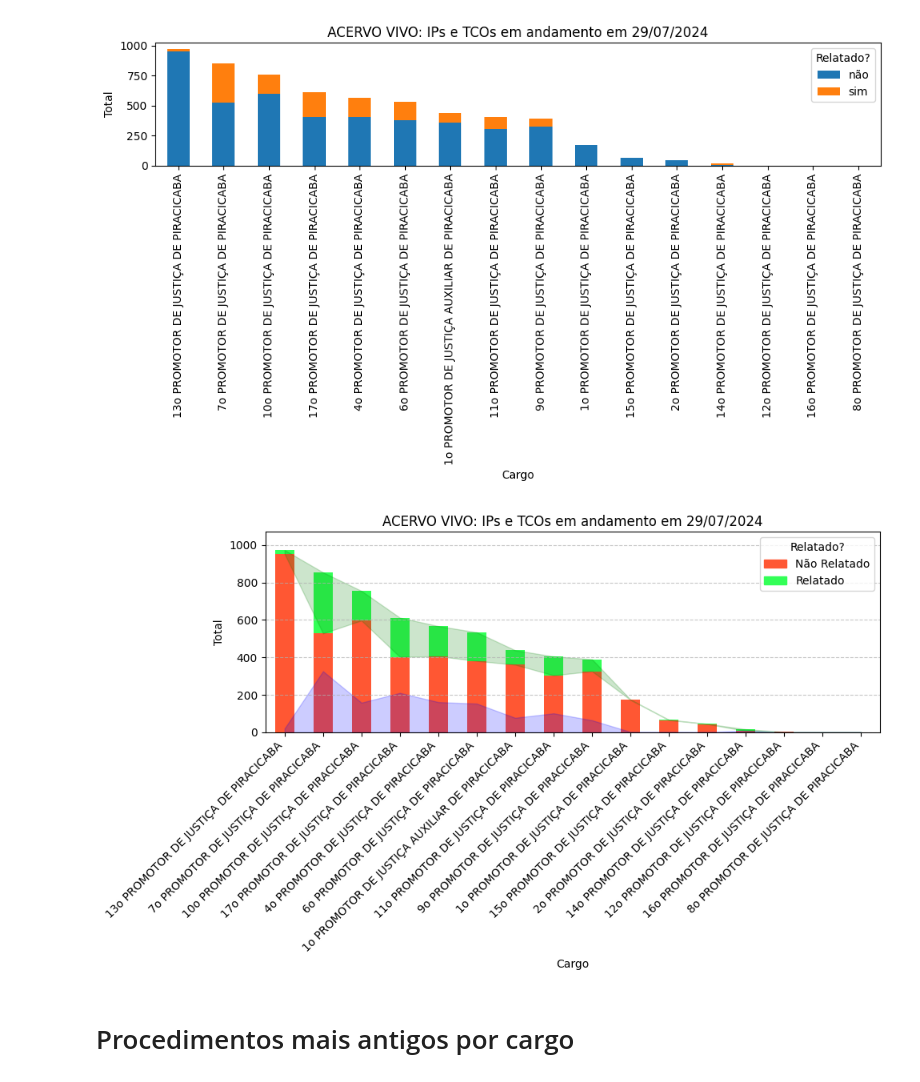
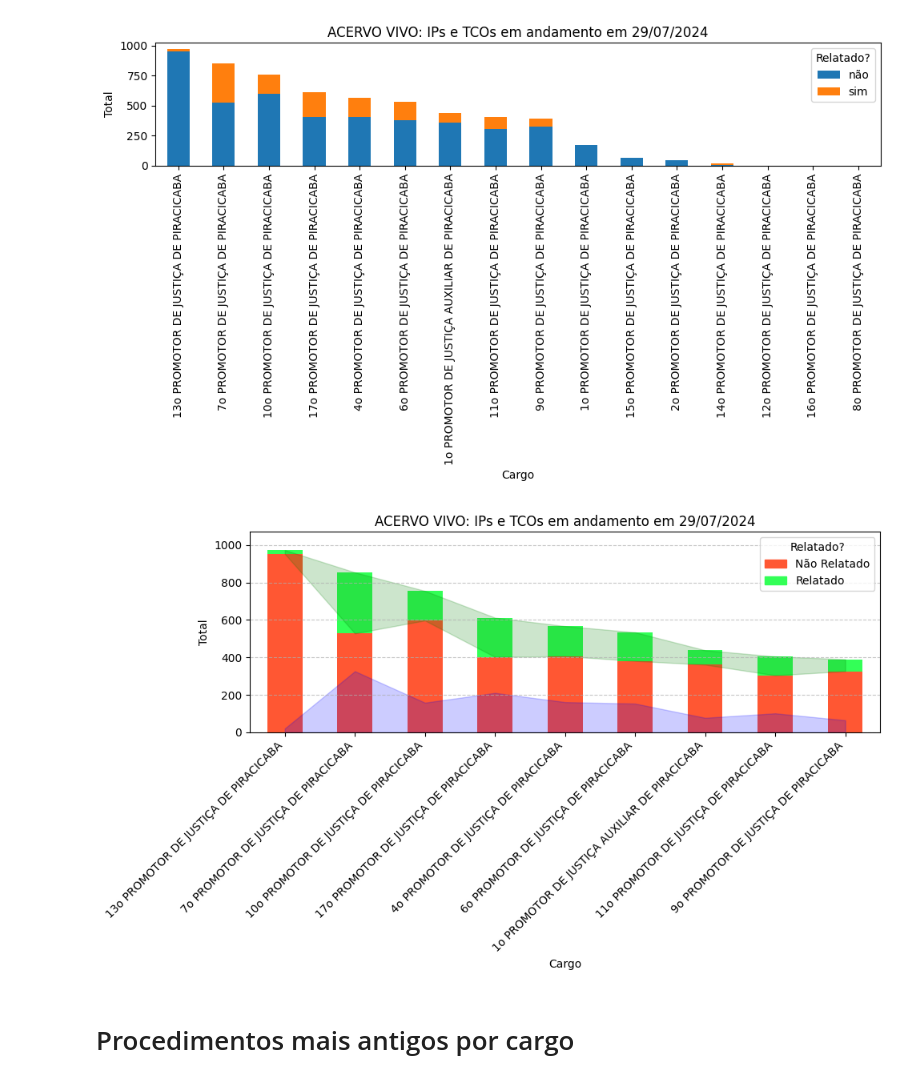
Before and after one commit to jespimentel/acervo_vivo, a Jupyter notebook: acervo_SISMP_2024_07_29.ipynb, the cells around one changed output. Saved outputs shown, nothing was run; the diff lists cells and outputs as text; code cells hidden in the pictures.

```diff
--- a/acervo_SISMP_2024_07_29.ipynb
+++ b/acervo_SISMP_2024_07_29.ipynb
@@ -285,3 +285,6 @@ ACERVO VIVO: IPs e TCOs em andamento em 29/07/2024
 | 12o PROMOTOR DE JUSTIÇA DE PIRACI... | 2 | 0 | 2 |
 | 16o PROMOTOR DE JUSTIÇA DE PIRACI... | 1 | 0 | 1 |
 | 8o PROMOTOR DE JUSTIÇA DE PIRACICABA | 1 | 0 | 1 |
+# %%
+resumo_criminal = resumo[:9]
+resumo_criminal
@@ -329,39 +344,40 @@ plt.show()
 # %%
 # Definir cores para as barras empilhadas
 cores = ['#FF5733', '#33FF57']
+resumo_criminal_1 = resumo_criminal.drop(columns=['Total'])
 
 # Criar um gráfico de barras empilhado
-ax = resumo.plot(kind='bar', stacked=True, figsize=(10, 6), color=cores)
+ax = resumo_criminal_1.plot(kind='bar', stacked=True, figsize=(10, 6), color=cores)
 
 # Configurar rótulos e título
 plt.xlabel('Cargo')
 plt.ylabel('Total')
 plt.title(f'ACERVO VIVO: IPs e TCOs em andamento em {data_dos_relatorios}')
 
 # Adicionar sombreamento para destacar as categorias
-ax.fill_between(resumo.index, 0, resumo['sim'], alpha=0.2, color='blue', label='Relatado')
-ax.fill_between(resumo.index, resumo['não'], resumo.sum(axis=1), alpha=0.2, color='green', label='Não Relatado')
+ax.fill_between(resumo_criminal.index, 0, resumo_criminal_1['sim'], alpha=0.2, color='blue', label='Relatado')
+ax.fill_between(resumo_criminal.index, resumo_criminal_1['não'], resumo_criminal_1.sum(axis=1), alpha=0.2, color='green', label='Não Relatado')
 
 # Ajustar as margens
 plt.margins(0.1, 0.1)  # 10% de margem em ambos os lados
 
 # Adicionar grade
 plt.grid(True, axis='y', linestyle='--', alpha=0.7)
 
 # Melhorar os rótulos do eixo X (rotacionar e alinhar à direita)
 plt.xticks(rotation=45, ha='right')
 
 # Mostrar a legenda com cores correspondentes
 legend_labels = ['Não Relatado', 'Relatado']
 legend_colors = [plt.Rectangle((0, 0), 1, 1, color=cor) for cor in cores]
 ax.legend(legend_colors, legend_labels, title='Relatado?', loc='upper right')
 
 # Mostrar o gráfico e salvar a figura
 plt.tight_layout() # não deixa "estourar"
 plt.savefig('acervo_vivo.jpg')
 plt.show()
 # %% [output]
-[figure, old version]
+[figure, new version]
 # %% [markdown]
 # Procedimentos mais antigos por cargo
 # %%
```
Also changed, not shown: parts of 8 cells of this notebook.
